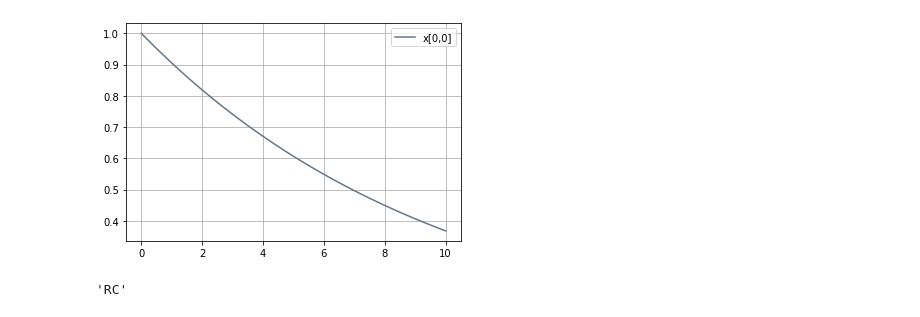
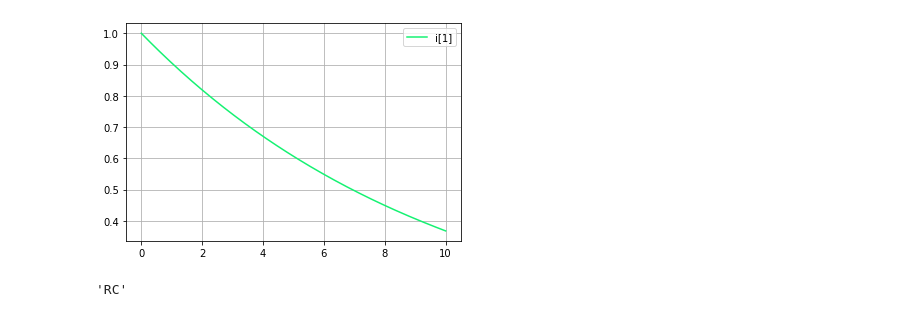
Before and after one commit to Mehrdadghassabi/Gracc, a Jupyter notebook: BCSThesis/Source/GRacC.ipynb, the cells around one changed output. Saved outputs shown, nothing was run; the diff lists cells and outputs as text; code cells hidden in the pictures.

```diff
--- a/BCSThesis/Source/GRacC.ipynb
+++ b/BCSThesis/Source/GRacC.ipynb
@@ -295,6 +295,7 @@ def find_kg_edges_weights_RC(kg):
     B1 = np.concatenate((B1, kwnvT), axis=1)
 
     ans = linalg.solve(A1, B1)
+
     for x in range(len(a)):
         index1 = get_edge_index(kg,a[x][0],a[x][1])
         l = []
@@ -340,7 +341,7 @@ def find_kg_edges_weights_RC(kg):
                count = count + 1
 
             i = i + 1
-    return linalg.solve(A, B)
+    return linalg.solve(A, B),ans
 # %%
 def round_kg_edges_weights(edw):
     i = 0
@@ -398,7 +399,7 @@ def asys(a, t, c):
 # %%
 # ploting dX/dt = A * X answers
 # input X0,A
-def solve_matrix_eq(a,x0):
+def solve_matrix_eq(a,x0,l):
     # a = np.array([[-0.5]])
     n = len(a)
     t = np.linspace(0, 10, 201)
@@ -413,21 +414,31 @@ def solve_matrix_eq(a,x0):
     colorlist = []
     for i in range(n):
         c = (rm.uniform(0, 1),rm.uniform(0, 1),rm.uniform(0, 1))
-        l = 'x[0,' + str(i) + ']'
+        l = 'i[' + str(l[i]) + ']'
         plt.plot(t, sol[:, 0, i], color = c, label=l)
 
 
     plt.legend(loc='best')
     plt.grid(True)
     plt.show()
+# %%
+def find_variable_edge_index(ans):
+    l = []
+    count = 0
+    for t in ans :
+        if np.isnan(t[0]) :
+           l.append(count)
+        count = count + 1
+    return l
 # %%
 kg3 = circuit_parser('circuit5.txt')
-X = find_kg_edges_weights_RC(kg3)
+X,ans = find_kg_edges_weights_RC(kg3)
 X = np.linalg.inv(X)
 Y = [[1]]
-solve_matrix_eq(X,Y)
+l = find_variable_edge_index(ans)
+solve_matrix_eq(X,Y,l)
 # %% [output]
-[figure, old version]
+[figure, new version]
 # %%
 def circuit_type(kg):
     contain_self  = False
```
Also changed, not shown: parts of 2 cells of this notebook.
